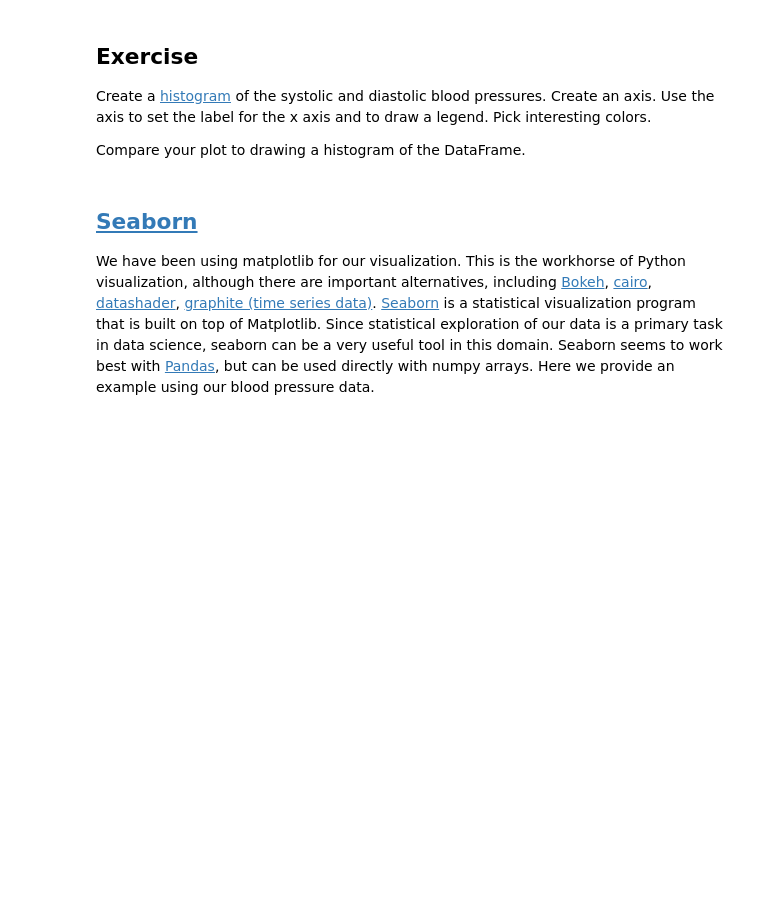
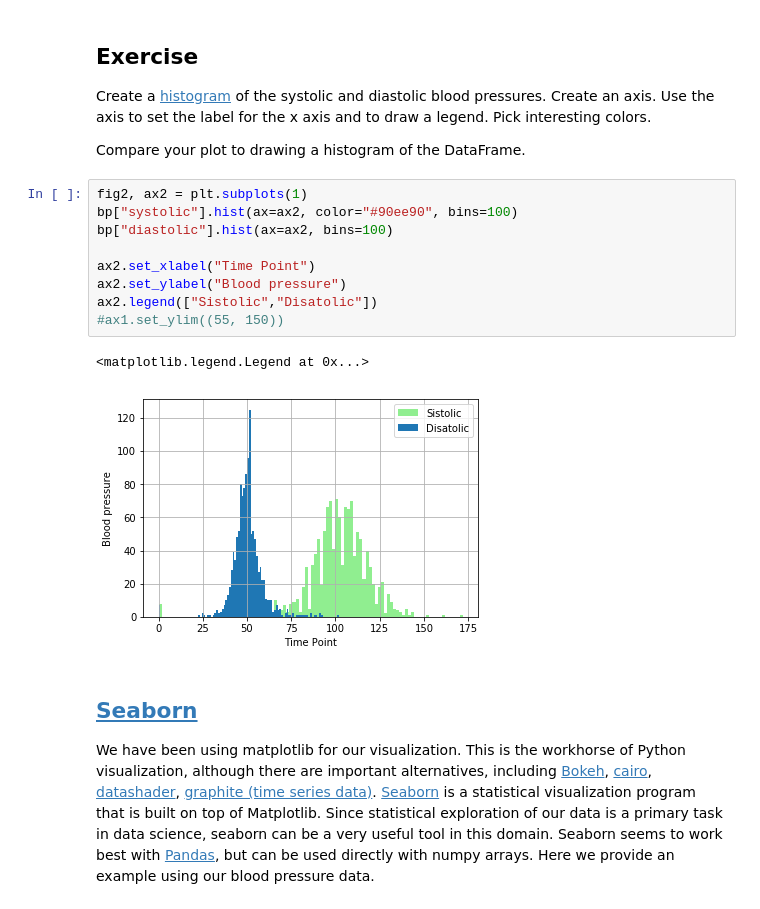
Before and after one commit to UUDeCART/2019_python_boot_camp, a Jupyter notebook: modules/module2/visualizing_numeric_data.ipynb, the cells around one changed output. Drawn from its saved outputs; the diff is of its cells as text; blank space fills up the shorter version.

```diff
--- a/modules/module2/visualizing_numeric_data.ipynb
+++ b/modules/module2/visualizing_numeric_data.ipynb
@@ -139,6 +214,18 @@ bp["diastolic"].plot(color=(0,1,0, 0.25), ax=ax2)
 Create a [histogram](https://pandas.pydata.org/pandas-docs/stable/visualization.html#visualization-hist) of the systolic and diastolic blood pressures. Create an axis. Use the axis to set the label for the x axis and to draw a legend. Pick interesting colors.
 
 Compare your plot to drawing a histogram of the DataFrame.
+# %%
+fig2, ax2 = plt.subplots(1)
+bp["systolic"].hist(ax=ax2, color="#90ee90", bins=100)
+bp["diastolic"].hist(ax=ax2, bins=100)
+
+ax2.set_xlabel("Time Point")
+ax2.set_ylabel("Blood pressure")
+ax2.legend(["Sistolic","Disatolic"])
+#ax1.set_ylim((55, 150))
+# %% [output]
+<matplotlib.legend.Legend at 0x...>
+[figure, added]
 # %% [markdown]
 ## [Seaborn](https://stanford.edu/~mwaskom/software/seaborn/)
 
```
Also changed, not shown: parts of 17 cells of this notebook, 9 other files.
